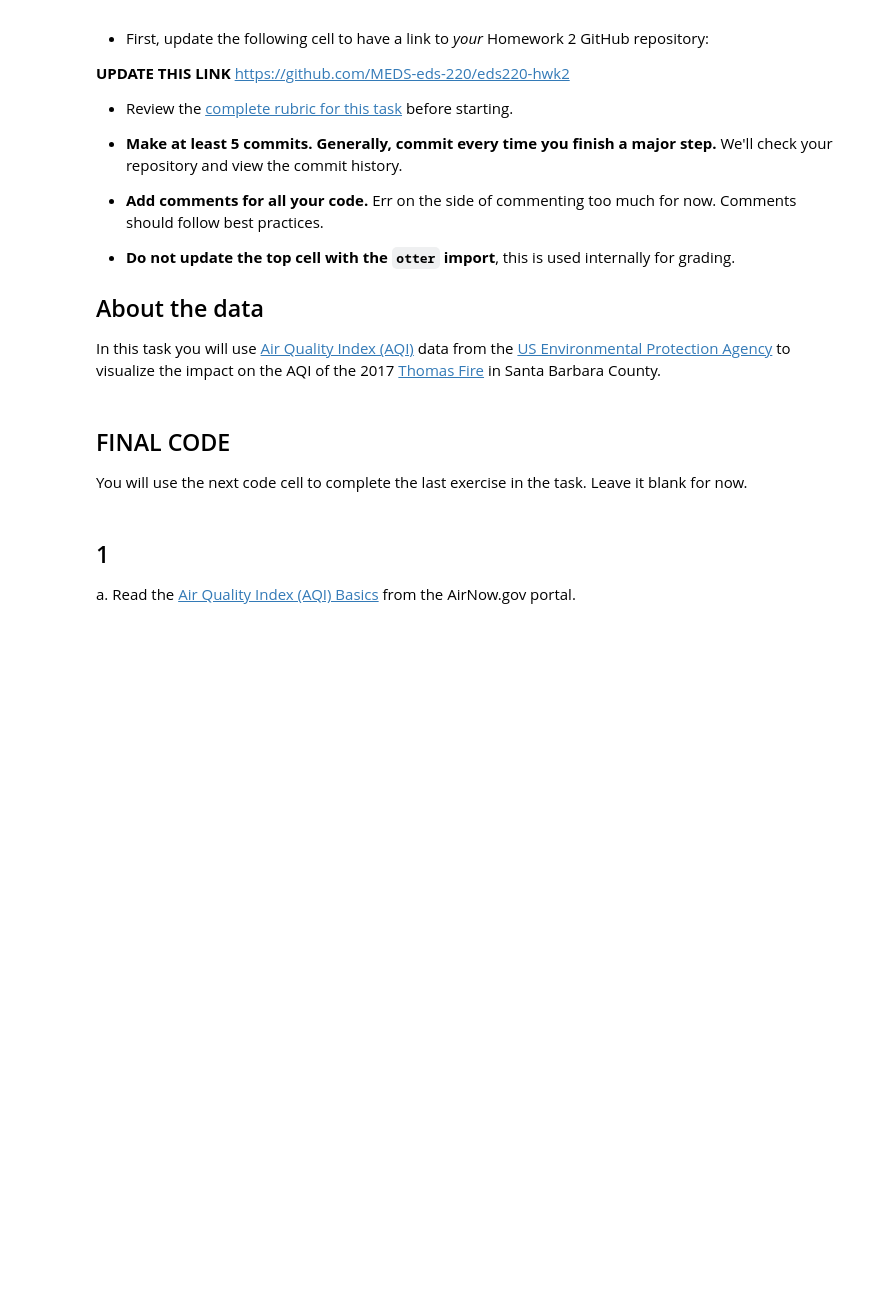
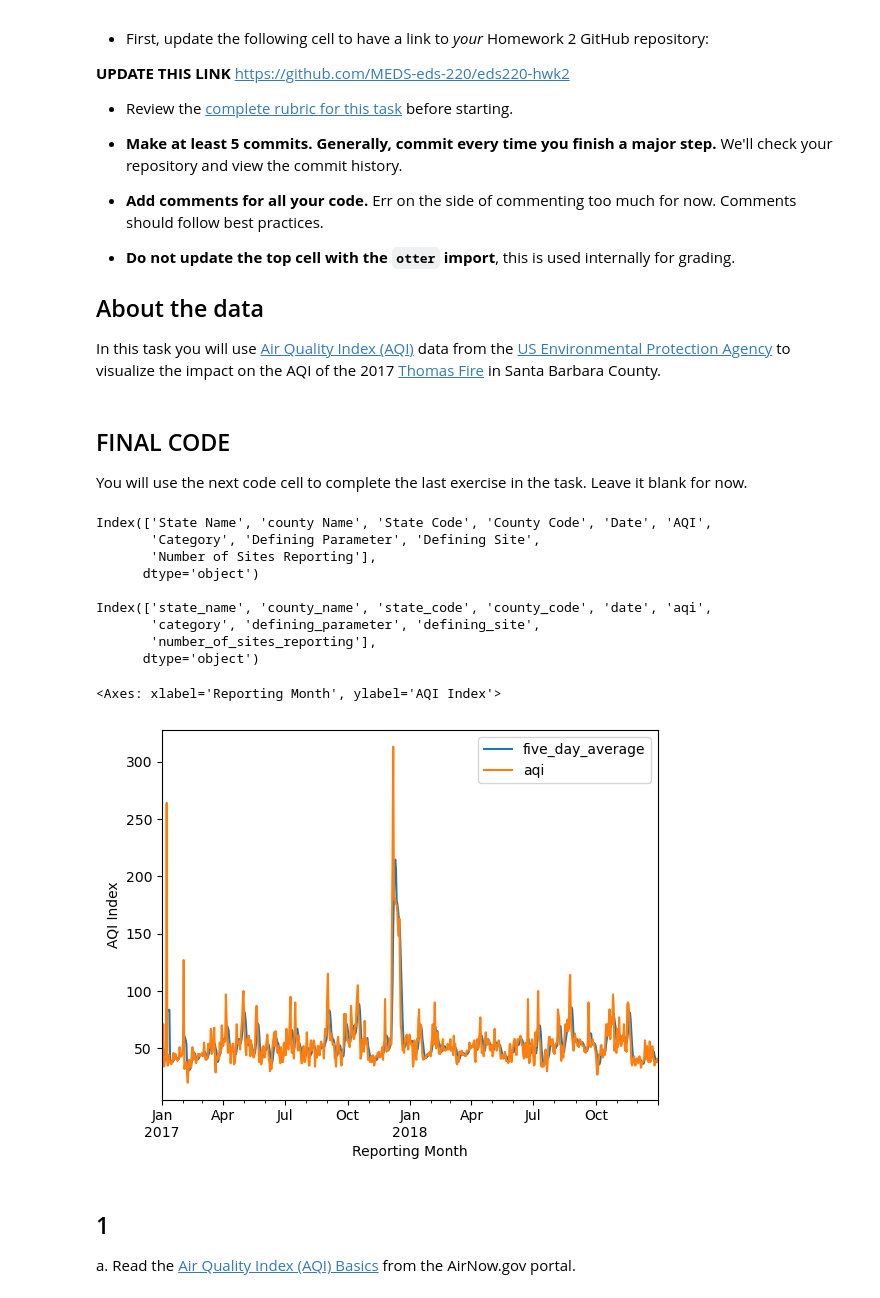
Before and after one commit to SRKads1998/eds220-hwk2, a Jupyter notebook: task3/hwk2-task3-aqi.ipynb, the cells around one changed output. Cells and saved outputs as stored; diff of their text form; code cells hidden in the pictures; blank space fills up the shorter version.

```diff
--- a/task3/hwk2-task3-aqi.ipynb
+++ b/task3/hwk2-task3-aqi.ipynb
@@ -31,6 +31,73 @@ In this task you will use [Air Quality Index (AQI)](https://www.airnow.gov/aqi/a
 ## FINAL CODE
 
 You will use the next code cell to complete the last exercise in the task. Leave it blank for now.
+# %%
+import pandas as pd
+# Read in data and then view the dataframes to ensure they are formated correctly
+aqi_17 = pd.read_csv('https://aqs.epa.gov/aqsweb/airdata/daily_aqi_by_county_2017.zip', compression ='zip')
+aqi_18 = pd.read_csv('https://aqs.epa.gov/aqsweb/airdata/daily_aqi_by_county_2018.zip', compression = 'zip')
+aqi_17
+aqi_18
+
+# a. assign the aqi_17.head() output as its own variable
+aqi_17_head = aqi_17.head()
+# b. assign the aqi_18.head() output as its own variable
+aqi_18_head = aqi_18.head()
+
+# explore the data frames with basic preliminary functions.
+aqi_18.columns
+aqi_17.columns
+aqi_17.dtypes
+aqi_18.describe()
+
+# concatenate the two data frames
+aqi = pd.concat([aqi_17, aqi_18])
+aqi
+
+# Initial column names: notice caps and spaces (difficult to work with!)
+print(aqi.columns, '\n')
+
+# Simplify column names
+aqi.columns = (aqi.columns
+                  .str.lower()
+                  .str.replace(' ','_')
+                )
+print(aqi.columns, '\n')
+
+#filter aqi to only include rows with "Santa Barbara", and then drop the unimportant columns
+aqi_sb = aqi.loc[aqi['county_name'] == 'Santa Barbara']
+aqi_sb = aqi_sb[['date', 'aqi', 'category', 'defining_parameter', 'defining_site', 'number_of_sites_reporting']]
+
+aqi_sb
+
+# update the 'date' column and the set it as the index
+aqi_sb['date'] = pd.to_datetime(aqi_sb['date'])
+aqi_sb = aqi_sb.set_index('date')
+aqi_sb
+
+# Calculate AQI rolling average over 5 days
+rolling_average = aqi_sb['aqi'].rolling('5D').mean()
+rolling_average
+
+# assign a new column in aqi_sb with the values of rolling_average
+aqi_sb['five_day_average'] = rolling_average
+aqi_sb
+
+aqi_sb.plot(y = ['five_day_average', 'aqi'],
+           xlabel = 'Reporting Month',
+           ylabel = 'AQI Index')
+# %% [output]
+Index(['State Name', 'county Name', 'State Code', 'County Code', 'Date', 'AQI',
+       'Category', 'Defining Parameter', 'Defining Site',
+       'Number of Sites Reporting'],
+      dtype='object')
+
+Index(['state_name', 'county_name', 'state_code', 'county_code', 'date', 'aqi',
+       'category', 'defining_parameter', 'defining_site',
+       'number_of_sites_reporting'],
+      dtype='object')
+<Axes: xlabel='Reporting Month', ylabel='AQI Index'>
+[figure, added]
 # %% [markdown]
 ## 1
 
```
Also changed, not shown: parts of 22 cells of this notebook.
